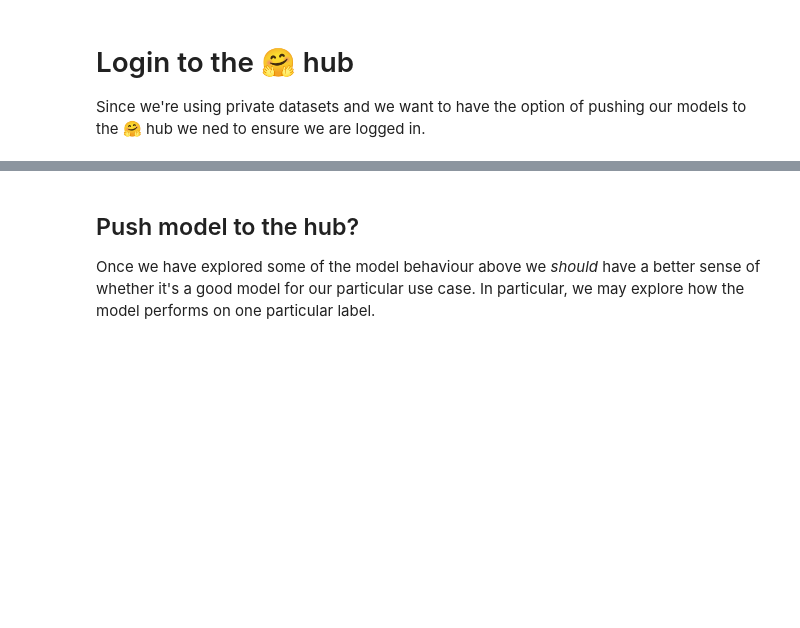
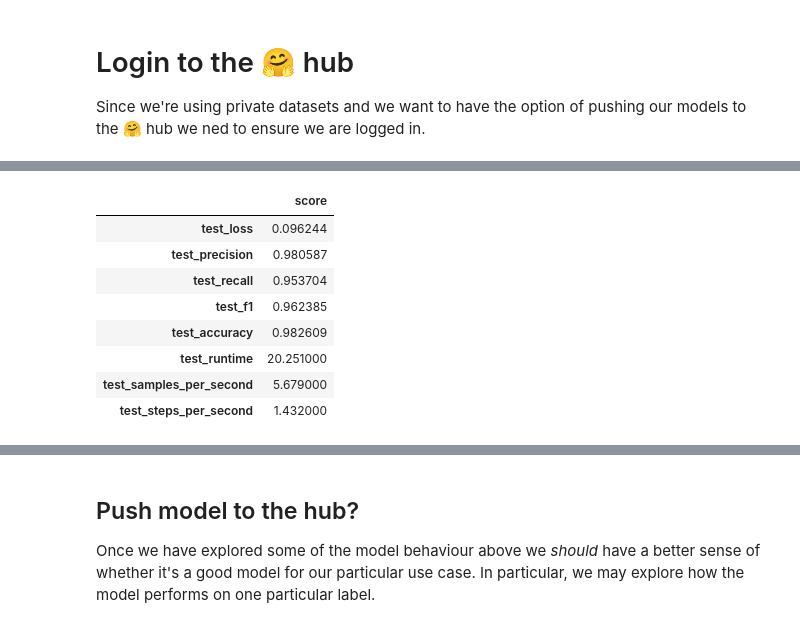
Before and after one commit to davanstrien/flyswot-gym, a Jupyter notebook: example/flyswot_gym.ipynb, the cells around one changed output, grey strips where cells are left out. Cells and saved outputs as stored; diff of their text form; code cells hidden in the pictures; blank space fills up the shorter version.

```diff
--- a/example/flyswot_gym.ipynb
+++ b/example/flyswot_gym.ipynb
@@ -100,4 +119,4 @@ from flyswot_gym import core
 # %%
 trainer = core.train_model(flyswot_data,
                            model_checkpoint,
-                           num_epochs=0.1, hub_model_id="test2")
+                           num_epochs=num_epochs)
@@ -110,3 +194,15 @@ outputs.metrics
+# %%
+pd.DataFrame.from_dict(outputs.metrics,orient='index',columns=['score'])
+# %% [output]
+|  | score |
+| test_loss | 0.096244 |
+| test_precision | 0.980587 |
+| test_recall | 0.953704 |
+| test_f1 | 0.962385 |
+| test_accuracy | 0.982609 |
+| test_runtime | 20.251000 |
+| test_samples_per_second | 5.679000 |
+| test_steps_per_second | 1.432000 |
 # %%
 from sklearn.metrics import classification_report
 y_true = outputs.label_ids
```
Also changed, not shown: parts of 21 cells of this notebook, 1 other file.
